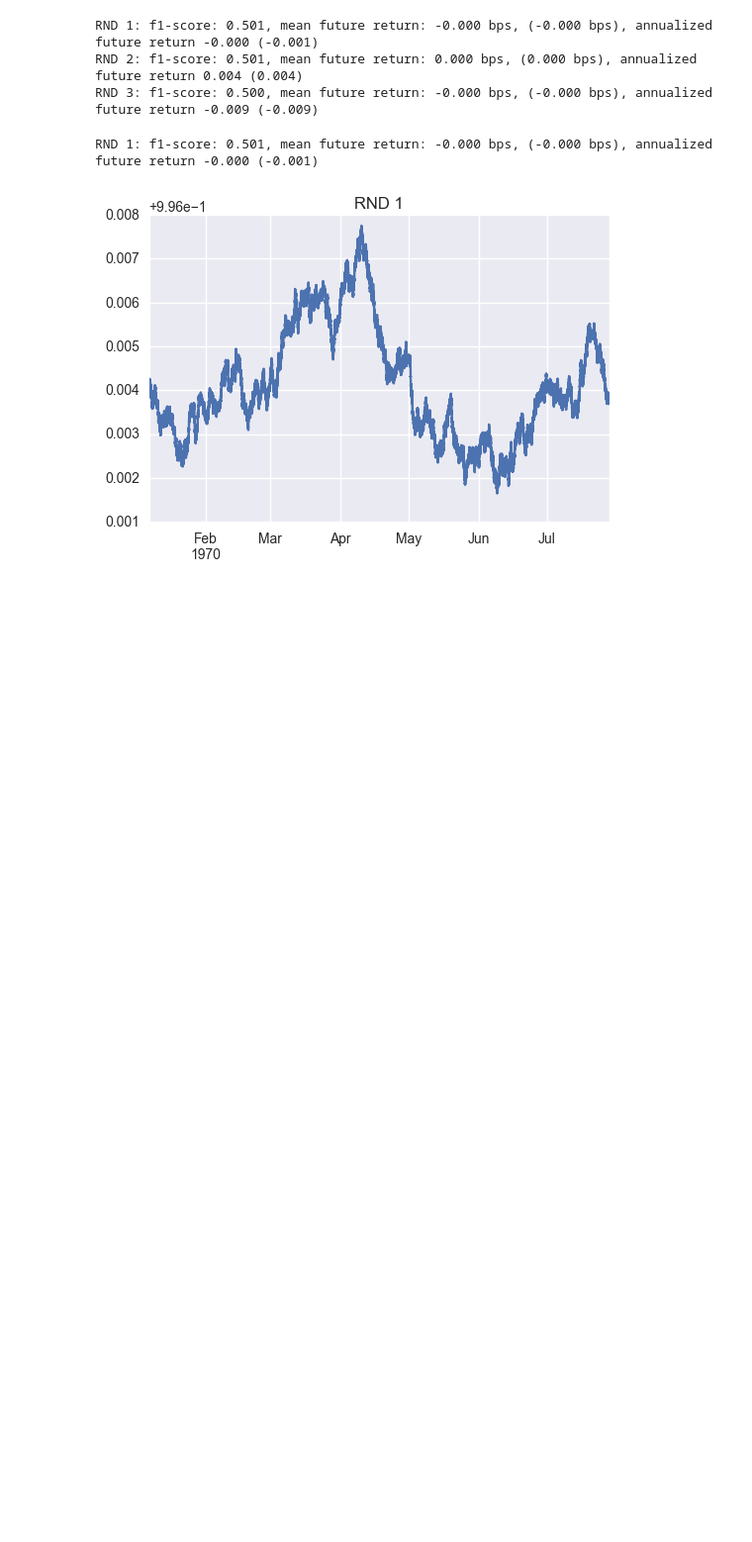
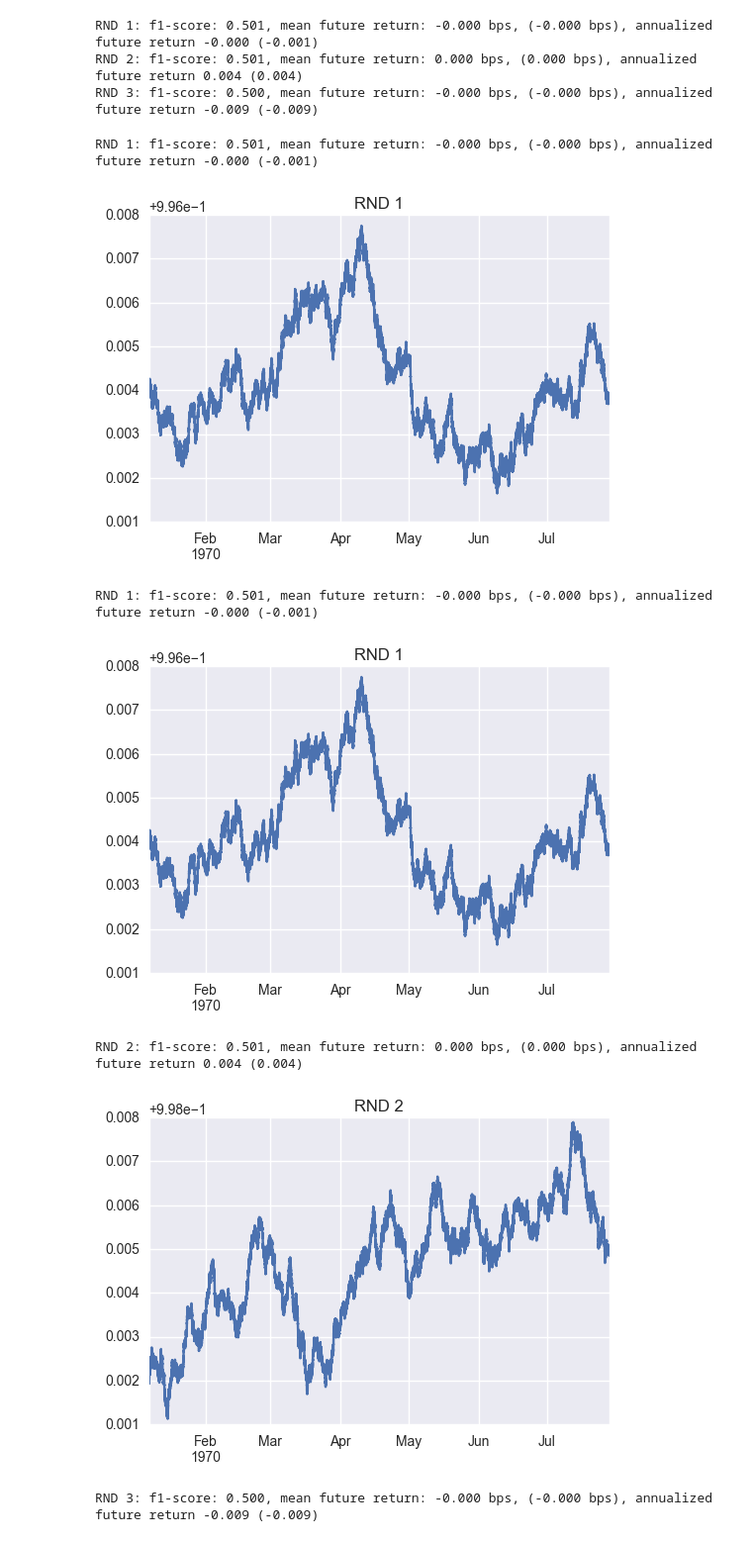
Before and after one commit to andrewwilson/mlnd_capstone, a Jupyter notebook: PrepareExtractsForReport.ipynb, the cells around one changed output. Shown at 99% size. Drawn from its saved outputs; the diff is of its cells as text; code cells hidden in the pictures; blank space fills up the shorter version.

Commit message:
modified:   PrepareExtractsForReport.ipynb 	modified:   TrainModels.ipynb 	modified:   baseline01.py 	modified:   baseline02.py 	modified:   metrics.py

```diff
--- a/PrepareExtractsForReport.ipynb
+++ b/PrepareExtractsForReport.ipynb
@@ -355,0 +351,10 @@ report_results(model, 1, 'RND', 25, 'RND', 1, cum_return_plot=False, histogram=T
+# %%
+report_results(model, 1, 'RND', 25, 'RND', 1, cum_return_plot=True, histogram=False, heatmap=False)
+report_results(model, 1, 'RND', 25, 'RND', 2, cum_return_plot=True, histogram=False, heatmap=False)
+report_results(model, 1, 'RND', 25, 'RND', 3, cum_return_plot=True, histogram=False, heatmap=False)
+# %% [output]
+RND 1: f1-score: 0.501, mean future return: -0.000 bps, (-0.000 bps), annualized future return -0.000 (-0.001)
+[figure, added]
+RND 2: f1-score: 0.501, mean future return: 0.000 bps, (0.000 bps), annualized future return 0.004 (0.004)
+[figure, added]
+RND 3: f1-score: 0.500, mean future return: -0.000 bps, (-0.000 bps), annualized future return -0.009 (-0.009)
```
Also changed, not shown: parts of 3 cells of this notebook, 4 other files.
